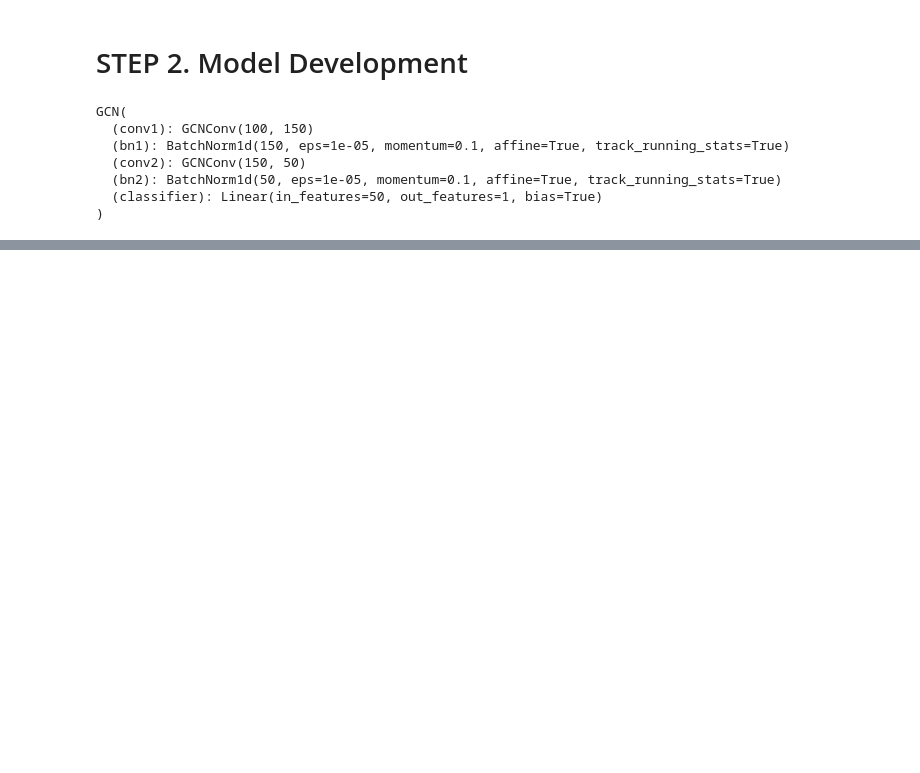
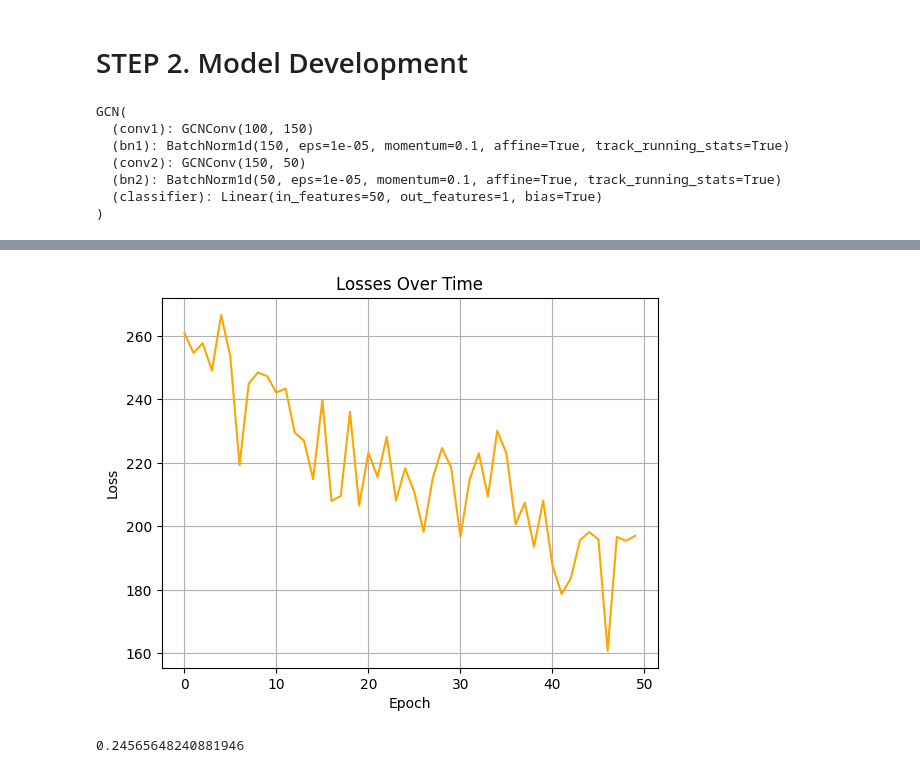
Before and after one commit to AndrewCheng02/DSC180B-Capstone-ProjectA09, a Jupyter notebook: HCP GNN Testing.ipynb, the cells around one changed output, grey strips where cells are left out. Cells and saved outputs as stored; diff of their text form; code cells hidden in the pictures; blank space fills up the shorter version.

```diff
--- a/HCP GNN Testing.ipynb
+++ b/HCP GNN Testing.ipynb
@@ -379,0 +453,7 @@ Epoch: 50/50, Loss: 261.5718418400793, Avg Loss: 0.326, Train: 35.66%, Validatio
+# %%
+# same model, adjusted learning rate
+loss2, prec2, recall2, acc2, avg_loss2= train_validate_model(
+    model=model,
+    optimizer=torch.optim.Adam(model.parameters(), lr=0.003),
+    criterion=nn.BCELoss(),
+    dataset=sig)
@@ -379,0 +478,13 @@ Epoch: 50/50, Loss: 261.5718418400793, Avg Loss: 0.326, Train: 35.66%, Validatio
+# %%
+# plot loss
+plt.plot(loss2, color='orange')
+plt.title('Losses Over Time')
+plt.xlabel('Epoch')
+plt.ylabel('Loss')
+plt.grid(True)
+plt.show() # slower learning rate
+
+print(avg_loss2)
+# %% [output]
+[figure, added]
+0.24565648240881946
```
Also changed, not shown: parts of 19 cells of this notebook.
